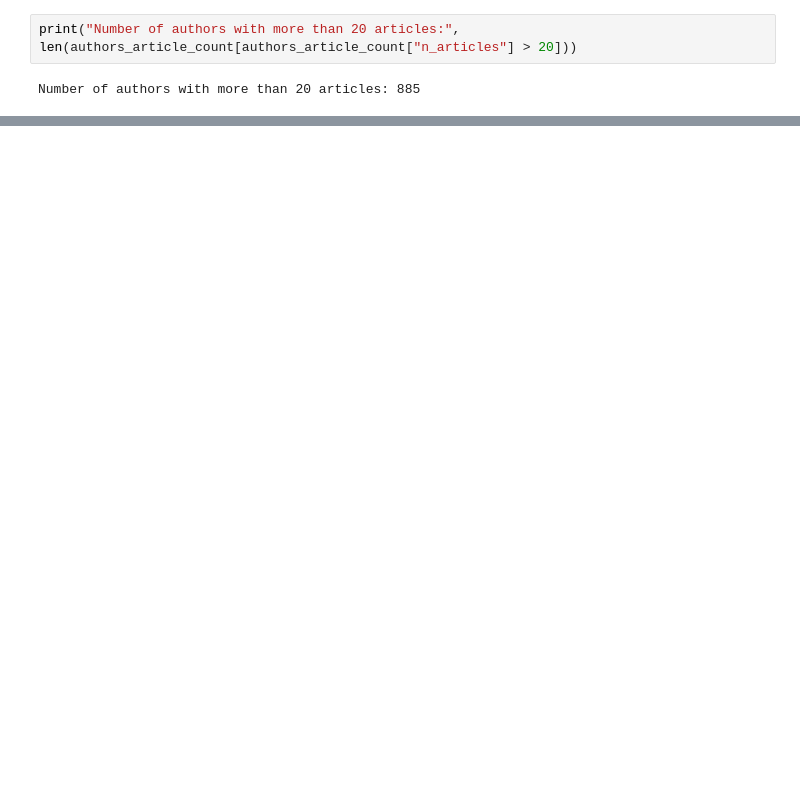
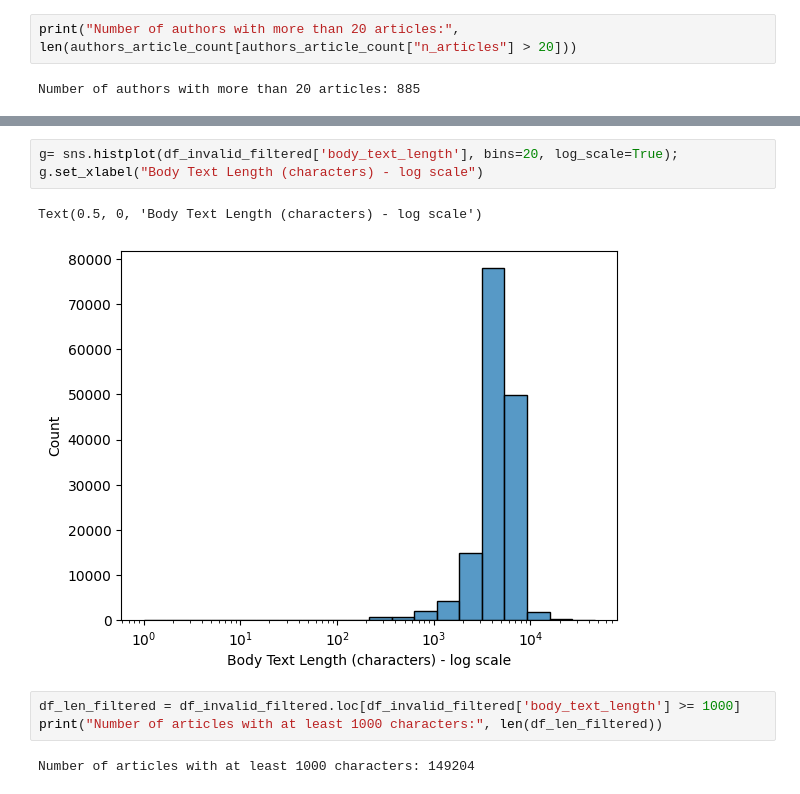
Before and after one commit to ste-z/hearhear, a Jupyter notebook: backend/guardian_data_exploration.ipynb, the cells around one changed output, grey strips where cells are left out. Cells and saved outputs as stored; diff of their text form; blank space fills up the shorter version.

```diff
--- a/backend/guardian_data_exploration.ipynb
+++ b/backend/guardian_data_exploration.ipynb
@@ -153,0 +283,11 @@ g.set_xticklabels(g.get_xticklabels(), rotation=90);
+# %%
+g= sns.histplot(df_invalid_filtered['body_text_length'], bins=20, log_scale=True);
+g.set_xlabel("Body Text Length (characters) - log scale")
+# %% [output]
+Text(0.5, 0, 'Body Text Length (characters) - log scale')
+[figure, added]
+# %%
+df_len_filtered = df_invalid_filtered.loc[df_invalid_filtered['body_text_length'] >= 1000]
+print("Number of articles with at least 1000 characters:", len(df_len_filtered))
+# %% [output]
+Number of articles with at least 1000 characters: 149204
```
Also changed, not shown: parts of 37 cells of this notebook, 3 other files.
